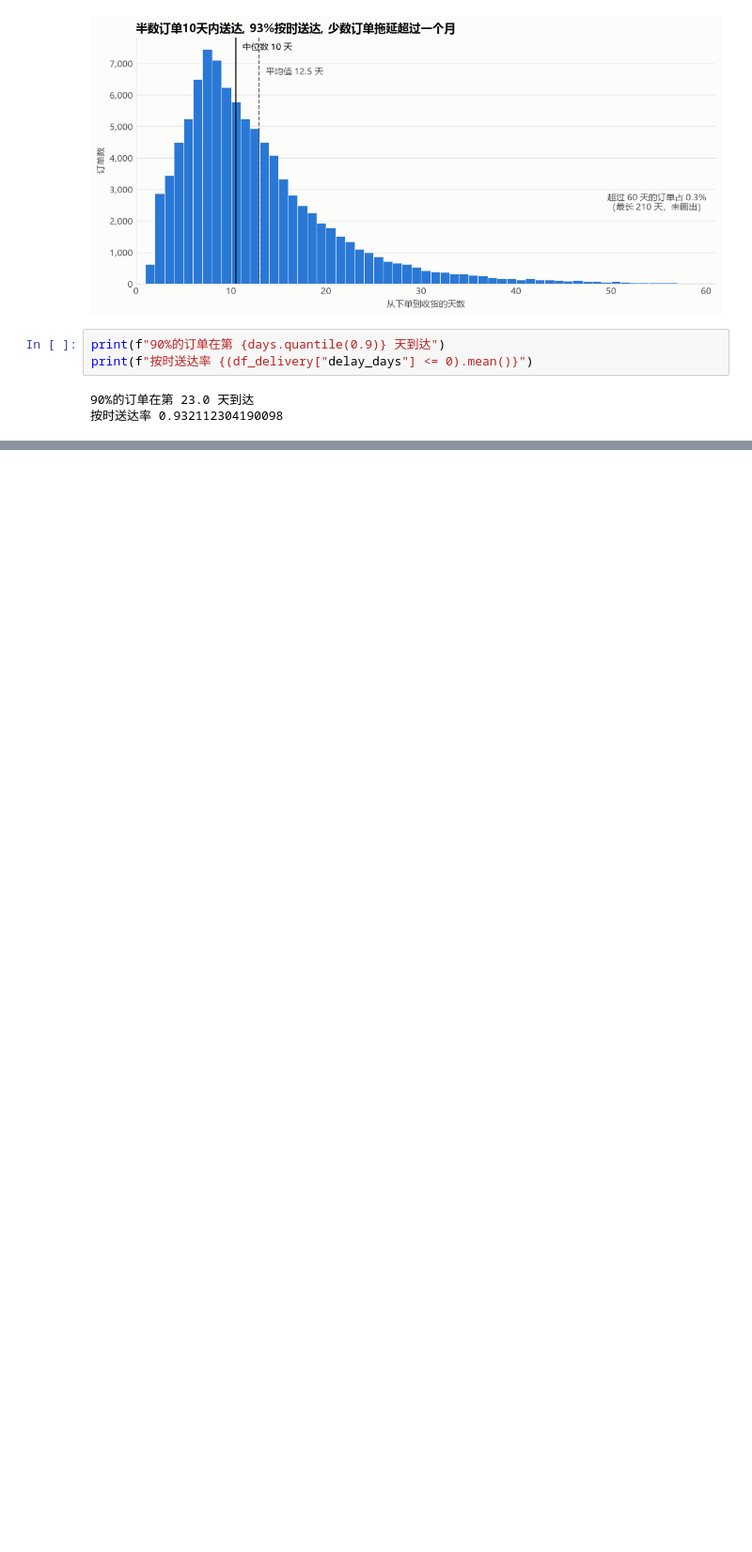
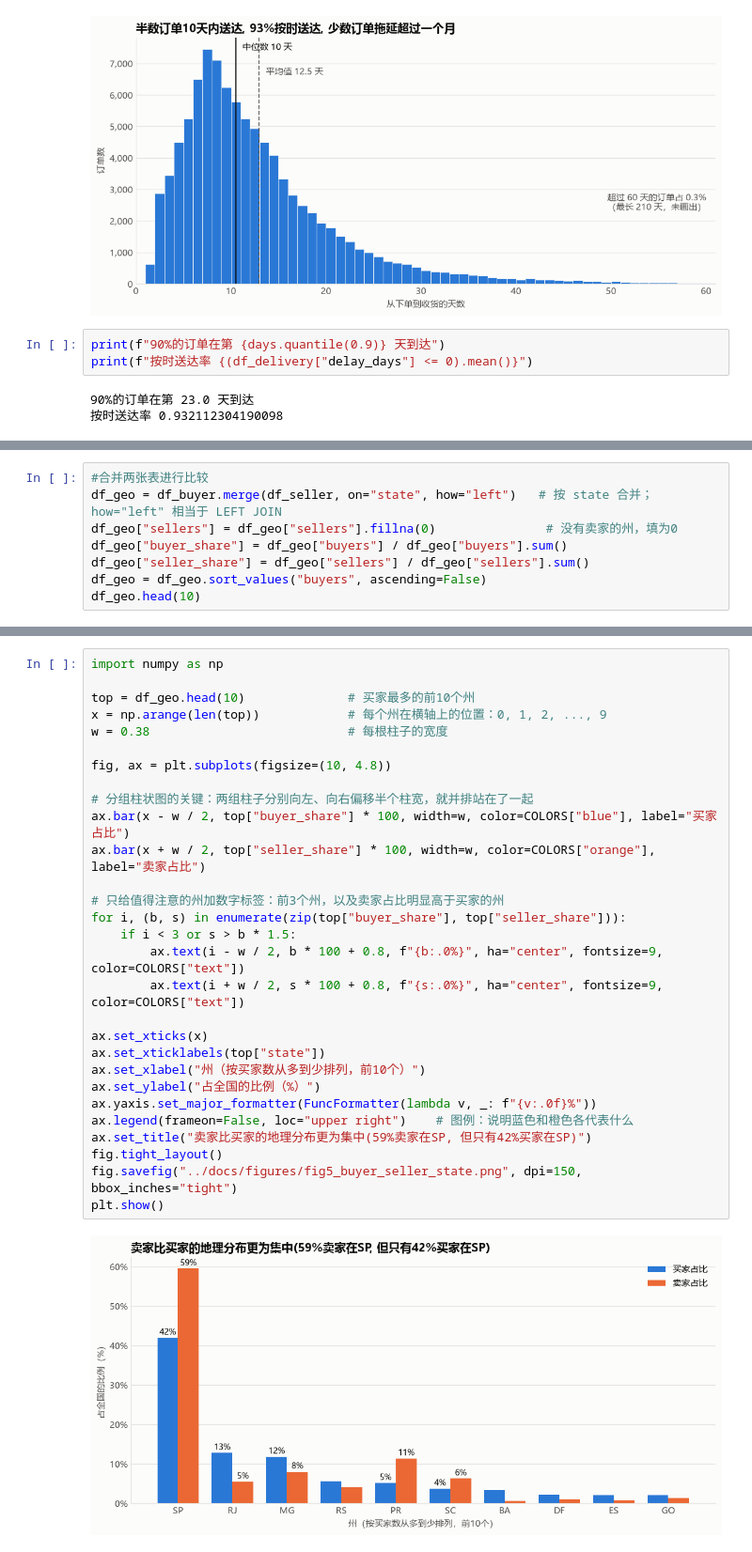
Before and after one commit to LeeMichael-L/olist-analytics, a Jupyter notebook: python/s1_overview.ipynb, the cells around one changed output, grey strips where cells are left out. Shown at 94% size. Drawn from its saved outputs; the diff is of its cells as text; blank space fills up the shorter version.

```diff
--- a/python/s1_overview.ipynb
+++ b/python/s1_overview.ipynb
@@ -551,0 +587,8 @@ print(f"按时送达率 {(df_delivery["delay_days"] <= 0).mean()}")
+# %%
+#合并两张表进行比较
+df_geo = df_buyer.merge(df_seller, on="state", how="left")   # 按 state 合并；how="left" 相当于 LEFT JOIN
+df_geo["sellers"] = df_geo["sellers"].fillna(0)               # 没有卖家的州，填为0
+df_geo["buyer_share"] = df_geo["buyers"] / df_geo["buyers"].sum()
+df_geo["seller_share"] = df_geo["sellers"] / df_geo["sellers"].sum()
+df_geo = df_geo.sort_values("buyers", ascending=False)
+df_geo.head(10)
@@ -551,0 +607,31 @@ print(f"按时送达率 {(df_delivery["delay_days"] <= 0).mean()}")
+# %%
+import numpy as np
+
+top = df_geo.head(10)              # 买家最多的前10个州
+x = np.arange(len(top))            # 每个州在横轴上的位置：0, 1, 2, ..., 9
+w = 0.38                           # 每根柱子的宽度
+
+fig, ax = plt.subplots(figsize=(10, 4.8))
+
+# 分组柱状图的关键：两组柱子分别向左、向右偏移半个柱宽，就并排站在了一起
+ax.bar(x - w / 2, top["buyer_share"] * 100, width=w, color=COLORS["blue"], label="买家占比")
+ax.bar(x + w / 2, top["seller_share"] * 100, width=w, color=COLORS["orange"], label="卖家占比")
+
+# 只给值得注意的州加数字标签：前3个州，以及卖家占比明显高于买家的州
+for i, (b, s) in enumerate(zip(top["buyer_share"], top["seller_share"])):
+    if i < 3 or s > b * 1.5:
+        ax.text(i - w / 2, b * 100 + 0.8, f"{b:.0%}", ha="center", fontsize=9, color=COLORS["text"])
+        ax.text(i + w / 2, s * 100 + 0.8, f"{s:.0%}", ha="center", fontsize=9, color=COLORS["text"])
+
+ax.set_xticks(x)
+ax.set_xticklabels(top["state"])
+ax.set_xlabel("州（按买家数从多到少排列，前10个）")
+ax.set_ylabel("占全国的比例（%）")
+ax.yaxis.set_major_formatter(FuncFormatter(lambda v, _: f"{v:.0f}%"))
+ax.legend(frameon=False, loc="upper right")    # 图例：说明蓝色和橙色各代表什么
+ax.set_title("卖家比买家的地理分布更为集中(59%卖家在SP, 但只有42%买家在SP)")
+fig.tight_layout()
+fig.savefig("../docs/figures/fig5_buyer_seller_state.png", dpi=150, bbox_inches="tight")
+plt.show()
+# %% [output]
+[figure, added]
```
Also changed, not shown: parts of 3 cells of this notebook, 3 other files.
